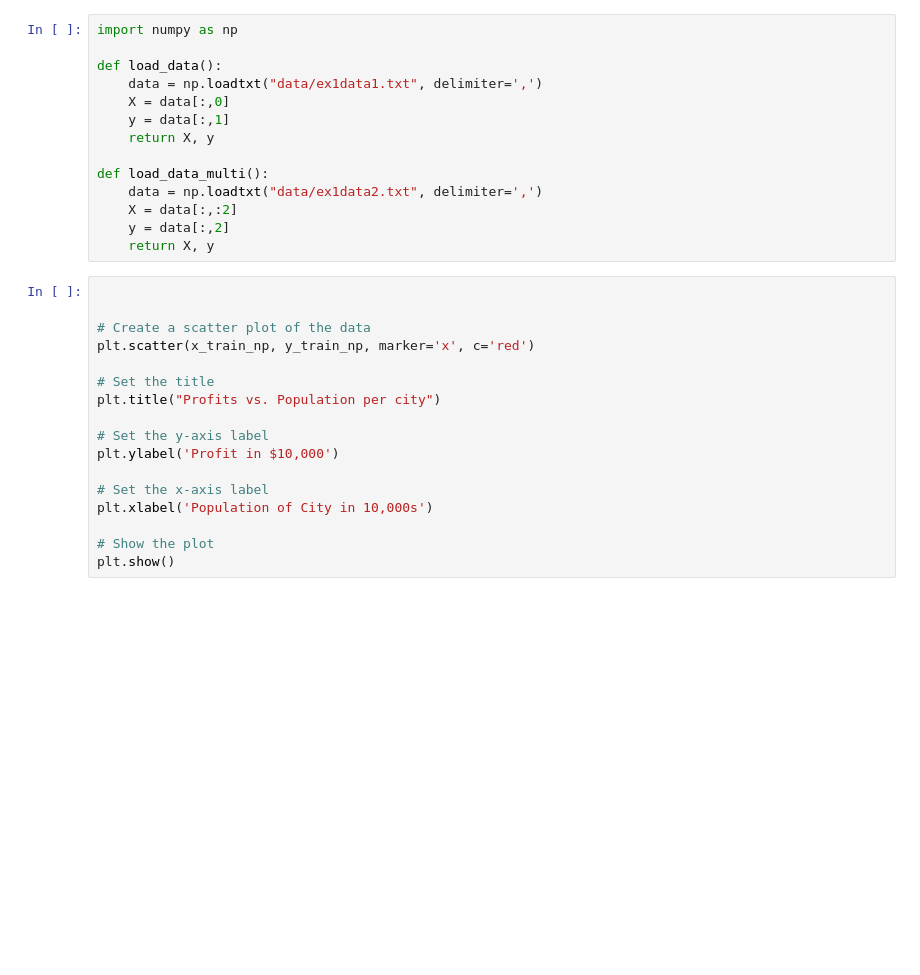
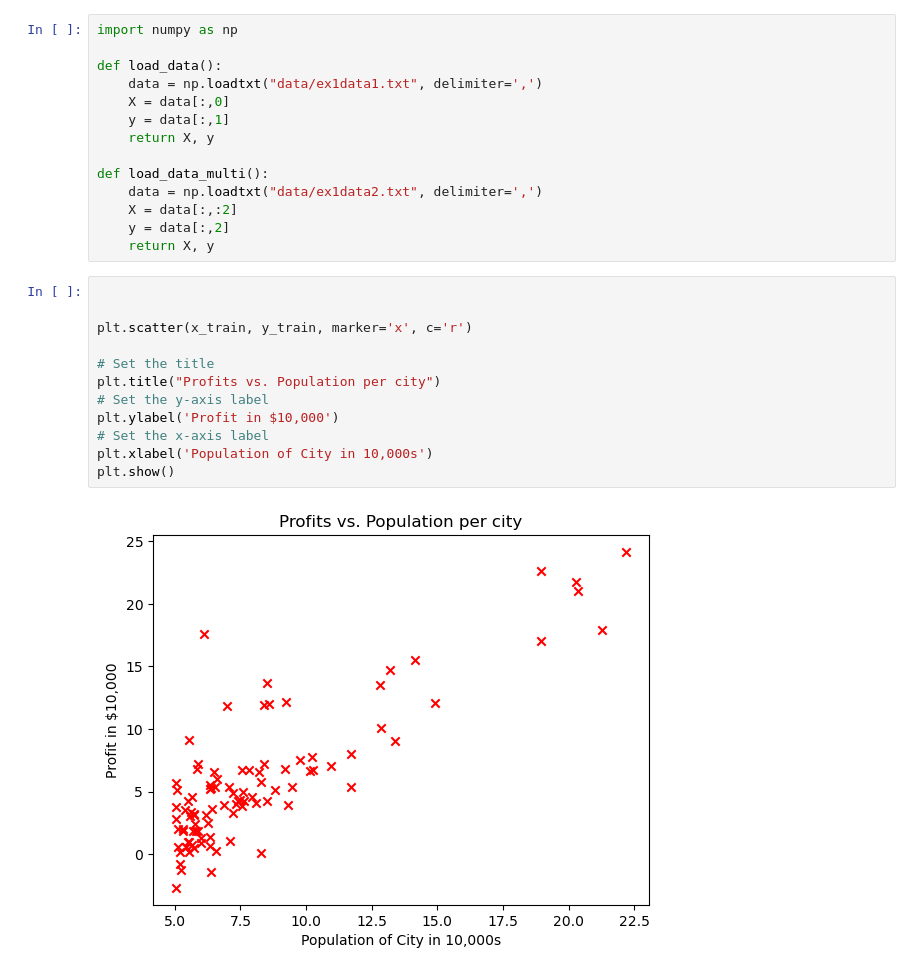
Before and after one commit to vegansquirrel/Machine_learning_projects, a Jupyter notebook: pop_proj_1.ipynb, the cells around one changed output. Cells and saved outputs as stored; diff of their text form; blank space fills up the shorter version.

```diff
--- a/pop_proj_1.ipynb
+++ b/pop_proj_1.ipynb
@@ -44,17 +67,14 @@ def load_data_multi():
 # %%
 
 
-# Create a scatter plot of the data
-plt.scatter(x_train_np, y_train_np, marker='x', c='red')
+plt.scatter(x_train, y_train, marker='x', c='r')
 
 # Set the title
 plt.title("Profits vs. Population per city")
-
 # Set the y-axis label
 plt.ylabel('Profit in $10,000')
-
 # Set the x-axis label
 plt.xlabel('Population of City in 10,000s')
-
-# Show the plot
 plt.show()
+# %% [output]
+[figure, added]
```
Also changed, not shown: parts of 13 cells of this notebook.
